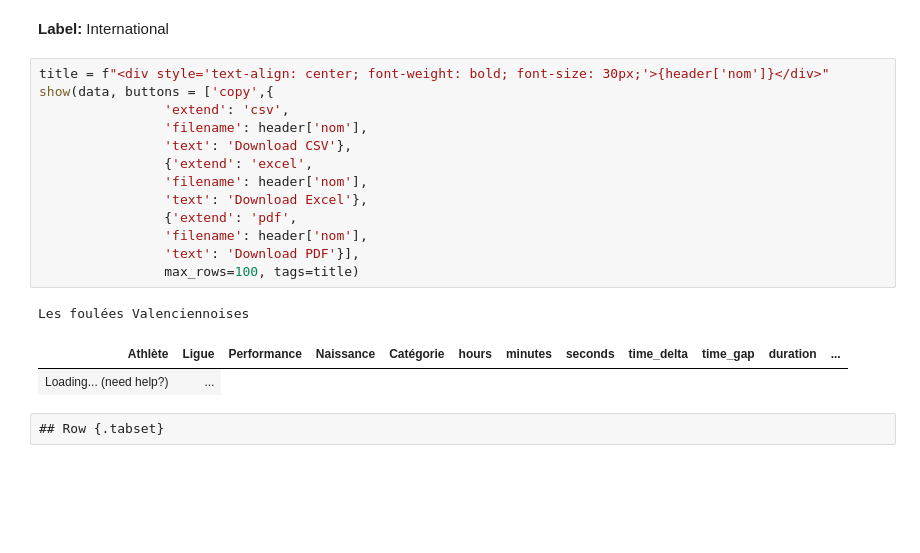
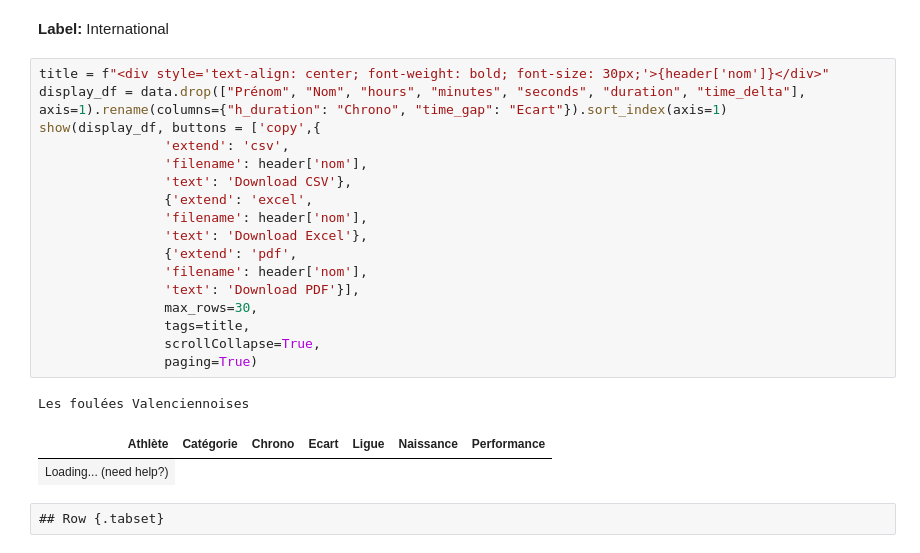
Before and after one commit to Kirscher/ResultAthle, a Jupyter notebook: main.ipynb, the cells around one changed output. Saved outputs shown, nothing was run; the diff lists cells and outputs as text; blank space fills up the shorter version.

Commit message:
[*] fix table results display

```diff
--- a/main.ipynb
+++ b/main.ipynb
@@ -80,21 +70,25 @@ viz.display_header(header)
 **Label:** International
 # %%
 title = f"<div style='text-align: center; font-weight: bold; font-size: 30px;'>{header['nom']}</div>"
-show(data, buttons = ['copy',{
+display_df = data.drop(["Prénom", "Nom", "hours", "minutes", "seconds", "duration", "time_delta"], axis=1).rename(columns={"h_duration": "Chrono", "time_gap": "Ecart"}).sort_index(axis=1)
+show(display_df, buttons = ['copy',{
                 'extend': 'csv',
                 'filename': header['nom'],
                 'text': 'Download CSV'},
                 {'extend': 'excel',
                 'filename': header['nom'],
                 'text': 'Download Excel'},
                 {'extend': 'pdf',
                 'filename': header['nom'],
                 'text': 'Download PDF'}],
-                max_rows=100, tags=title)
+                max_rows=30,
+                tags=title,
+                scrollCollapse=True,
+                paging=True)
 # %% [output]
 Les foulées Valenciennoises
-| Athlète | Ligue | Performance | Naissance | Catégorie | hours | minutes | seconds | time_delta | time_gap | duration | ... |
-| Loading... (need help?) | ... |
+| Athlète | Catégorie | Chrono | Ecart | Ligue | Naissance | Performance |
+| Loading... (need help?) |
 # %% [raw]
 ## Row {.tabset}
 # %%
```
Also changed, not shown: parts of 3 cells of this notebook.
